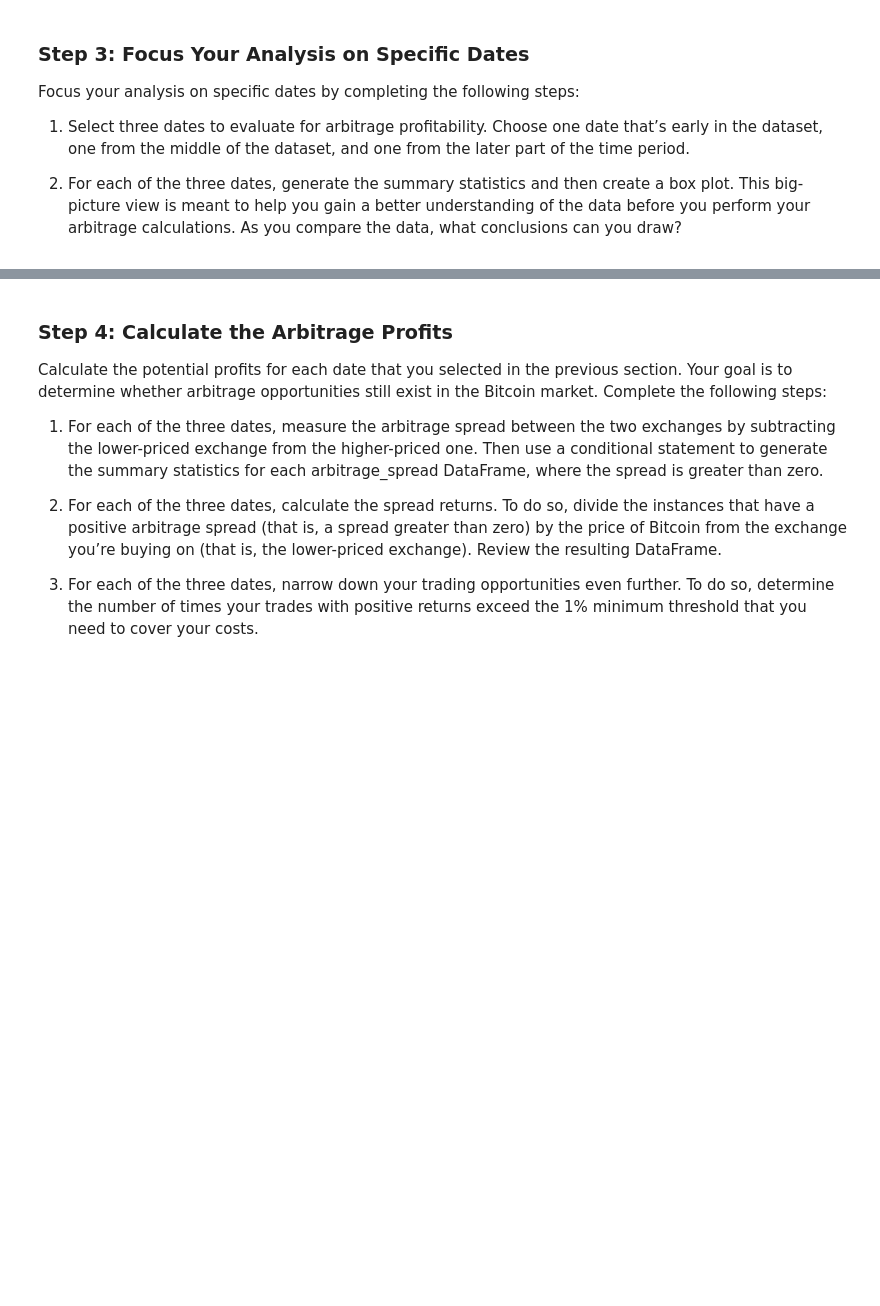
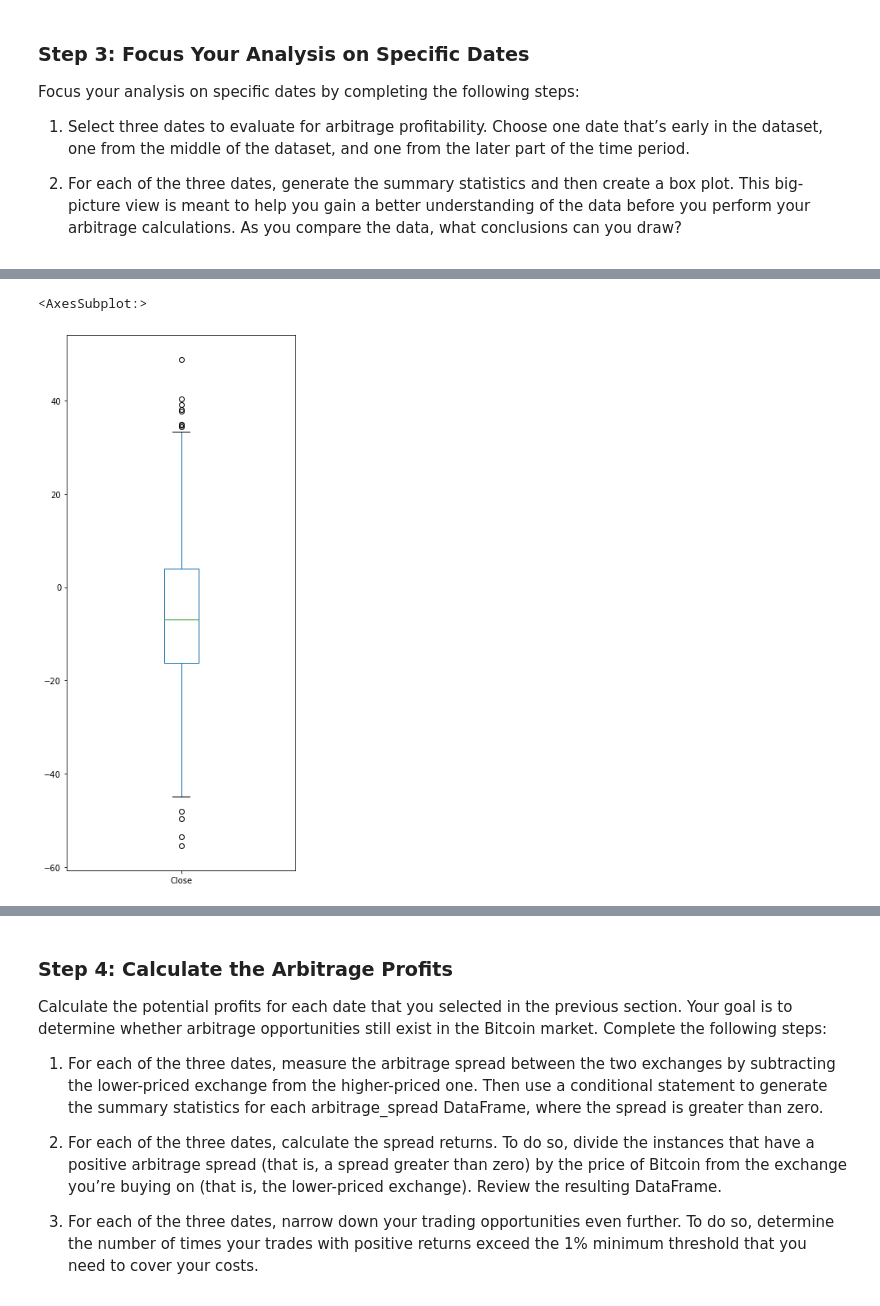
Before and after one commit to ThusSpokeZarate/Bitcoin_Arbitrage, a Jupyter notebook: crypto_arbitrage.ipynb, the cells around one changed output, grey strips where cells are left out. Drawn from its saved outputs; the diff is of its cells as text; code cells hidden in the pictures; blank space fills up the shorter version.

```diff
--- a/crypto_arbitrage.ipynb
+++ b/crypto_arbitrage.ipynb
@@ -364,7 +374,7 @@ SyntaxError: invalid syntax (<ipython-input-22-9c1f332784dd>, line 3)
 # %%
 # Using the date in the middle that you have selected, calculate the arbitrage spread
 # by subtracting the bitstamp lower closing prices from the coinbase higher closing prices
-arbitrage_spread_middle = # YOUR CODE HERE
+arbitrage_spread_middle = coinbase["Close"].loc["2018-02-15"] - bitstamp["Close"].loc["2018-02-15"]
 
 # Generate summary statistics
-# YOUR CODE HERE
+arbitrage_spread_middle.describe()
@@ -371,6 +391,9 @@ arbitrage_spread_middle = # YOUR CODE HERE
 # %%
 # Visualize the arbitrage spread from the middle of the dataset in a box plot
-# YOUR CODE HERE
+arbitrage_spread_middle.plot(figsize=(5,12), kind="box")
+# %% [output]
+<AxesSubplot:>
+[figure, added]
 # %%
 # Create an overlay plot that visualizes the two dataframes over a period of one day from late in the dataset.
 # Be sure that the plots include the parameters `legend`, `figsize`, `title`, `color` and `label`
```
Also changed, not shown: parts of 20 cells of this notebook, 1 other file.
